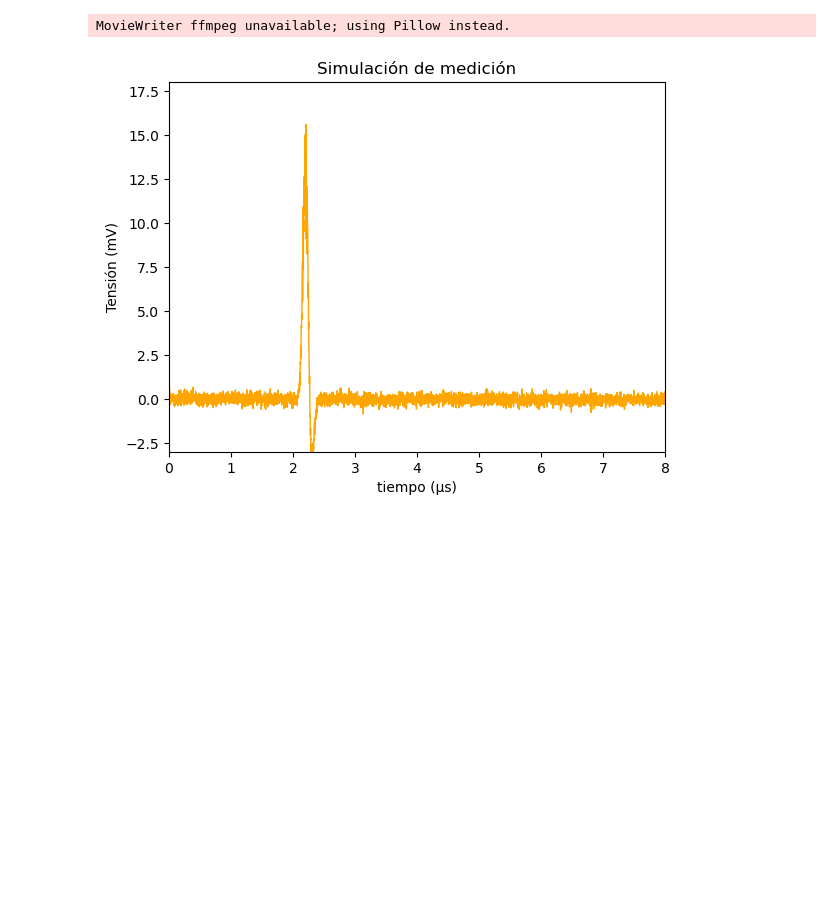
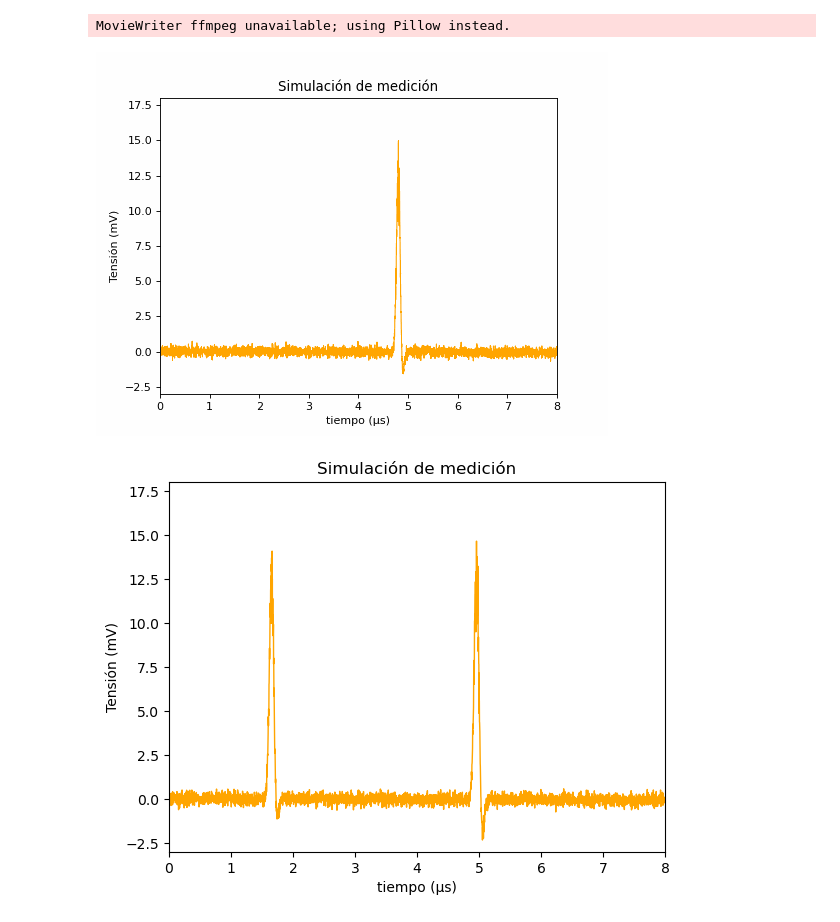
Before and after one commit to EiderDTM/Detectores, a Jupyter notebook: Detectores.ipynb, the cells around one changed output. Saved outputs shown, nothing was run; the diff lists cells and outputs as text; code cells hidden in the pictures; blank space fills up the shorter version.

```diff
--- a/Detectores.ipynb
+++ b/Detectores.ipynb
@@ -3,6 +3,7 @@ import numpy as np
 import matplotlib.pyplot as plt
 from matplotlib.animation import FuncAnimation
 from scipy.stats import betaprime
+from IPython.display import Image
 
 # Paso 1: Definir el pulso
 def pulso(t, t0, sigma, omega, epsilon=1e-10):
@@ -33,36 +34,42 @@ def simular_medicion(t, t0s, probs, sigma0=0.05, sigma_sigma=0.005, omega0=5*np.
 
 # Paso 3: Rutina para N mediciones
 def simular_N_mediciones(N, t, t0s, probs):
     return np.array([simular_medicion(t, t0s, probs) for _ in range(N)])
 
 # Tiempo para simulación
 t = np.linspace(0, 8, 4000)
 t0s = [1.8, 2.8, 5]
 probs = [0.3, 0.1, 0.6]
 
-# Simular animación: 50 mediciones
+# Simular animación: 100 mediciones
 mediciones = simular_N_mediciones(100, t, t0s, probs)
 
 # Crear animación
 fig, ax = plt.subplots()
 line, = ax.plot([], [], lw=2)
 background = ax.fill_between(t, -3, 18, color='white', alpha=1)
 ax.set_xlim(0, 8)
 ax.set_ylim(-3, 18)
 ax.set_xlabel('tiempo (μs)')
 ax.set_ylabel('Tensión (mV)')
 ax.set_title('Simulación de medición')
 line = line, = ax.plot([], [], lw=1, color='orange')
 
 def update(frame):
     line.set_data(t, mediciones[frame])
     return line,
 
 ani = FuncAnimation(fig, update, frames=len(mediciones), blit=True)
-ani.save(r'D:\Documents\Downloads\simulacion_medicion.gif', fps=5 , dpi=80)
+
+# Guardar el .gif
+ani.save('simulacion_medicion.gif', fps=5, dpi=80)
+
+# Mostrar solo la animación .gif en el Jupyter notebook
+Image(filename='simulacion_medicion.gif')
 # %% [output]
 MovieWriter ffmpeg unavailable; using Pillow instead.
-[figure, old version]
+[figure, new version]
+[figure, added]
 # %%
 # Calcular el promedio de las mediciones
 def promedio_mediciones(N, t, t0s, probs):
```
Also changed, not shown: parts of 2 cells of this notebook.
